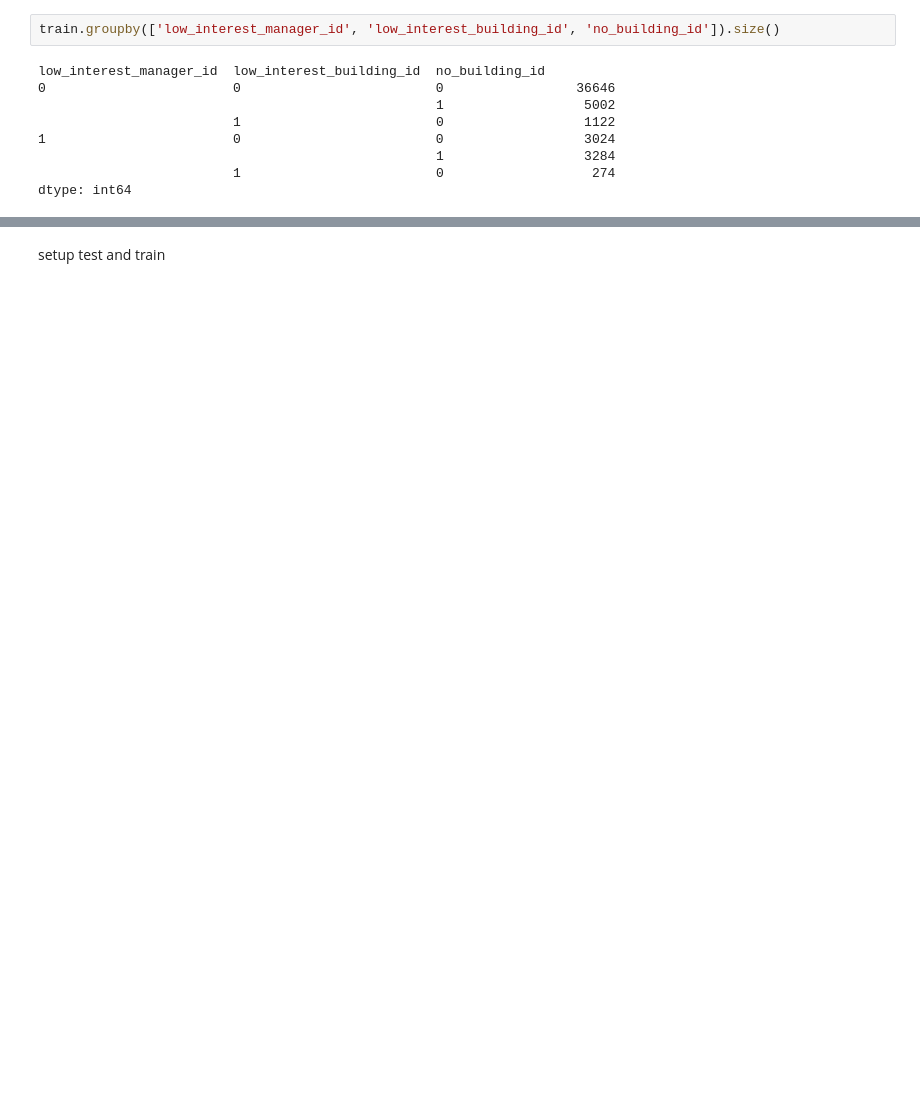
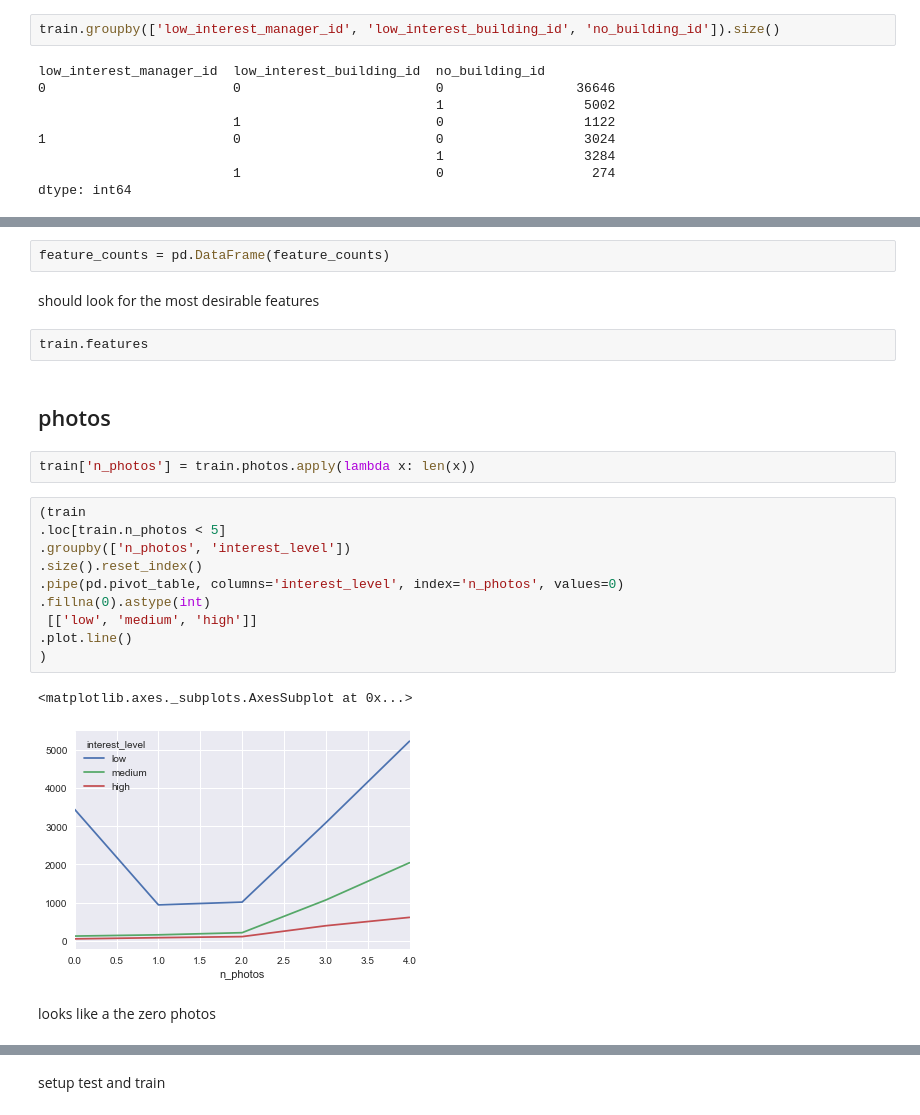
Before and after one commit to dgea005/kaggle, a Jupyter notebook: renthop/Explore.ipynb, the cells around one changed output, grey strips where cells are left out. Drawn from its saved outputs; the diff is of its cells as text; blank space fills up the shorter version.

```diff
--- a/renthop/Explore.ipynb
+++ b/renthop/Explore.ipynb
@@ -347,0 +418,25 @@ dtype: int64
+# %%
+feature_counts = pd.DataFrame(feature_counts)
+# %% [markdown]
+should look for the most desirable features
+# %%
+train.features
+# %% [markdown]
+## photos
+# %%
+train['n_photos'] = train.photos.apply(lambda x: len(x))
+# %%
+(train
+.loc[train.n_photos < 5]
+.groupby(['n_photos', 'interest_level'])
+.size().reset_index()
+.pipe(pd.pivot_table, columns='interest_level', index='n_photos', values=0)
+.fillna(0).astype(int)
+ [['low', 'medium', 'high']]
+.plot.line()
+)
+# %% [output]
+<matplotlib.axes._subplots.AxesSubplot at 0x...>
+[figure, added]
+# %% [markdown]
+looks like a the zero photos
```
Also changed, not shown: parts of 51 cells of this notebook.
